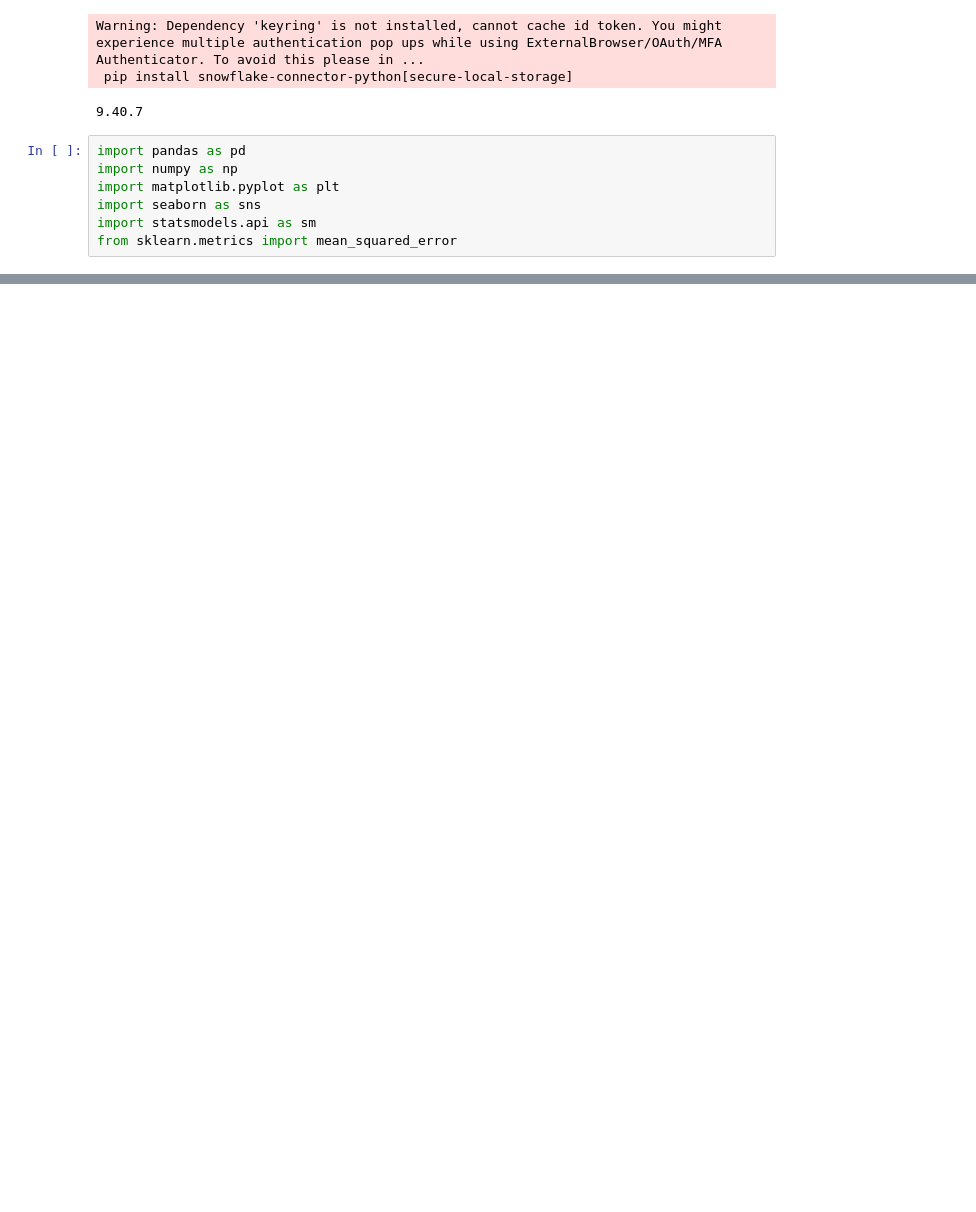
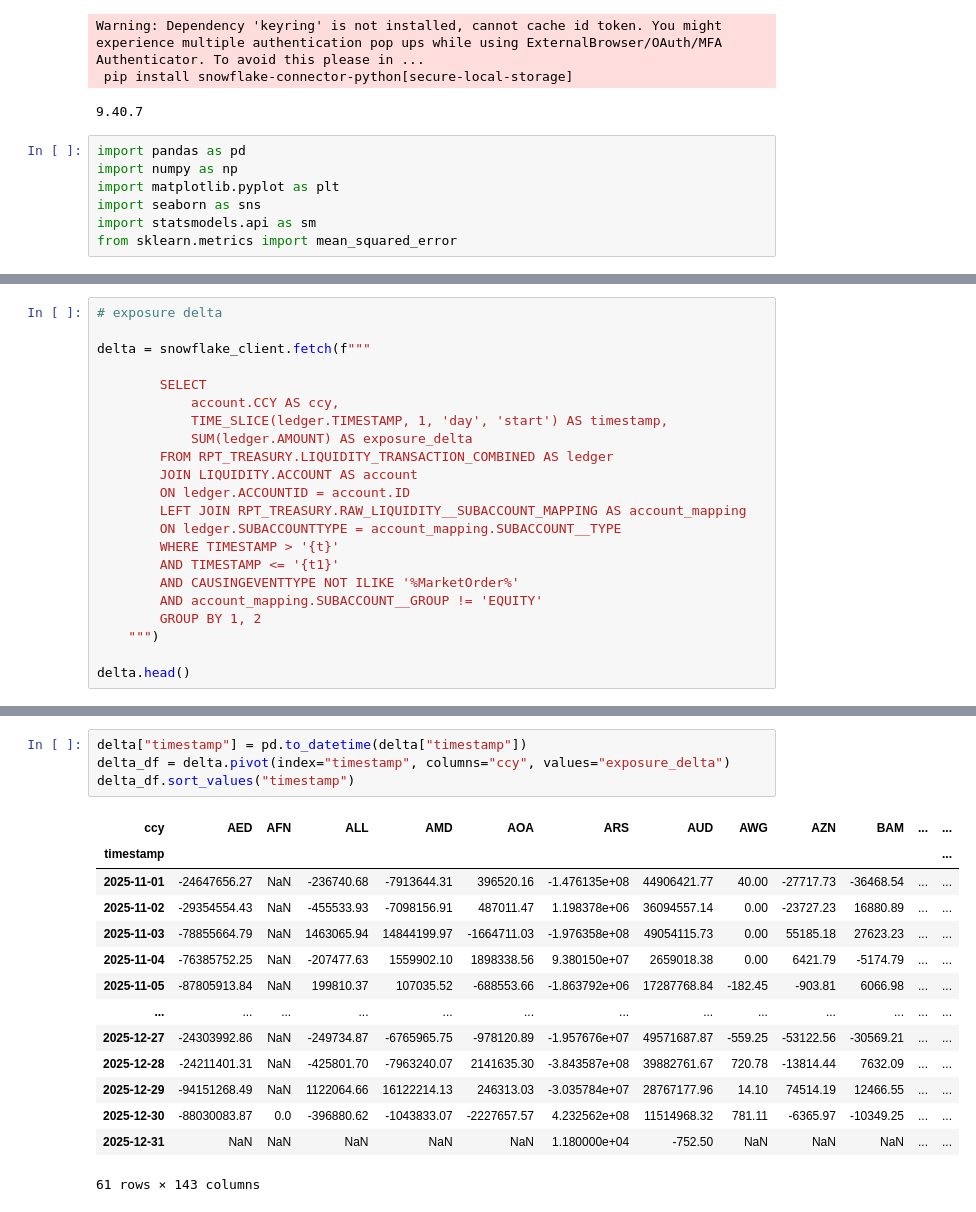
Before and after one commit to joshuachoy0711/projects, a Jupyter notebook: exposure_change.ipynb, the cells around one changed output, grey strips where cells are left out. Saved outputs shown, nothing was run; the diff lists cells and outputs as text; blank space fills up the shorter version.

```diff
--- a/exposure_change.ipynb
+++ b/exposure_change.ipynb
@@ -64,0 +93,22 @@ sorted(set(event_df.event_type))
+# %%
+# exposure delta
+
+delta = snowflake_client.fetch(f"""
+
+        SELECT
+            account.CCY AS ccy,
+            TIME_SLICE(ledger.TIMESTAMP, 1, 'day', 'start') AS timestamp,
+            SUM(ledger.AMOUNT) AS exposure_delta
+        FROM RPT_TREASURY.LIQUIDITY_TRANSACTION_COMBINED AS ledger
+        JOIN LIQUIDITY.ACCOUNT AS account
+        ON ledger.ACCOUNTID = account.ID
+        LEFT JOIN RPT_TREASURY.RAW_LIQUIDITY__SUBACCOUNT_MAPPING AS account_mapping
+        ON ledger.SUBACCOUNTTYPE = account_mapping.SUBACCOUNT__TYPE
+        WHERE TIMESTAMP > '{t}'
+        AND TIMESTAMP <= '{t1}'
+        AND CAUSINGEVENTTYPE NOT ILIKE '%MarketOrder%'
+        AND account_mapping.SUBACCOUNT__GROUP != 'EQUITY'
+        GROUP BY 1, 2
+    """)
+
+delta.head()
@@ -64,0 +122,19 @@ sorted(set(event_df.event_type))
+# %%
+delta["timestamp"] = pd.to_datetime(delta["timestamp"])
+delta_df = delta.pivot(index="timestamp", columns="ccy", values="exposure_delta")
+delta_df.sort_values("timestamp")
+# %% [output]
+| ccy | AED | AFN | ALL | AMD | AOA | ARS | AUD | AWG | AZN | BAM | ... | ... |
+| timestamp |  |  |  |  |  |  |  |  |  |  |  | ... |
+| 2025-11-01 | -24647656.27 | NaN | -236740.68 | -7913644.31 | 396520.16 | -1.476135e+08 | 44906421.77 | 40.00 | -27717.73 | -36468.54 | ... | ... |
+| 2025-11-02 | -29354554.43 | NaN | -455533.93 | -7098156.91 | 487011.47 | 1.198378e+06 | 36094557.14 | 0.00 | -23727.23 | 16880.89 | ... | ... |
+| 2025-11-03 | -78855664.79 | NaN | 1463065.94 | 14844199.97 | -1664711.03 | -1.976358e+08 | 49054115.73 | 0.00 | 55185.18 | 27623.23 | ... | ... |
+| 2025-11-04 | -76385752.25 | NaN | -207477.63 | 1559902.10 | 1898338.56 | 9.380150e+07 | 2659018.38 | 0.00 | 6421.79 | -5174.79 | ... | ... |
+| 2025-11-05 | -87805913.84 | NaN | 199810.37 | 107035.52 | -688553.66 | -1.863792e+06 | 17287768.84 | -182.45 | -903.81 | 6066.98 | ... | ... |
+| ... | ... | ... | ... | ... | ... | ... | ... | ... | ... | ... | ... | ... |
+| 2025-12-27 | -24303992.86 | NaN | -249734.87 | -6765965.75 | -978120.89 | -1.957676e+07 | 49571687.87 | -559.25 | -53122.56 | -30569.21 | ... | ... |
+| 2025-12-28 | -24211401.31 | NaN | -425801.70 | -7963240.07 | 2141635.30 | -3.843587e+08 | 39882761.67 | 720.78 | -13814.44 | 7632.09 | ... | ... |
+| 2025-12-29 | -94151268.49 | NaN | 1122064.66 | 16122214.13 | 246313.03 | -3.035784e+07 | 28767177.96 | 14.10 | 74514.19 | 12466.55 | ... | ... |
+| 2025-12-30 | -88030083.87 | 0.0 | -396880.62 | -1043833.07 | -2227657.57 | 4.232562e+08 | 11514968.32 | 781.11 | -6365.97 | -10349.25 | ... | ... |
+| 2025-12-31 | NaN | NaN | NaN | NaN | NaN | 1.180000e+04 | -752.50 | NaN | NaN | NaN | ... | ... |
+61 rows × 143 columns
```
Also changed, not shown: parts of 10 cells of this notebook.
